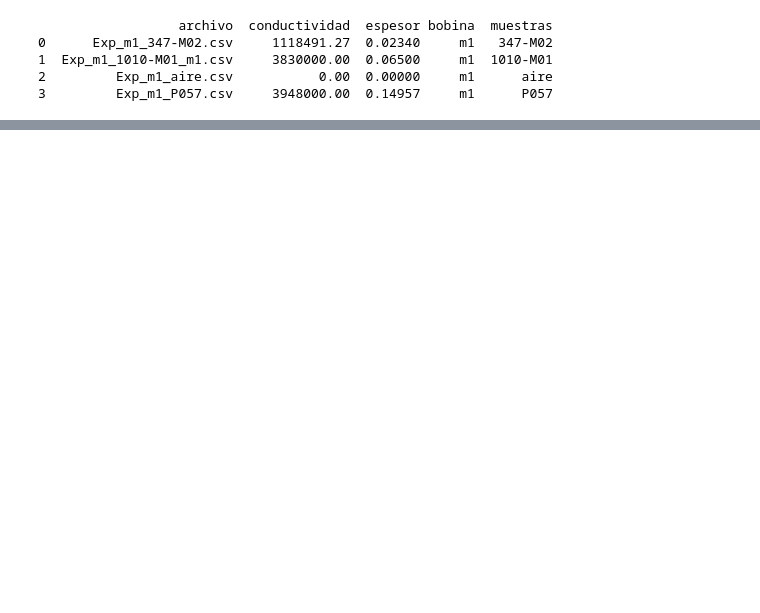
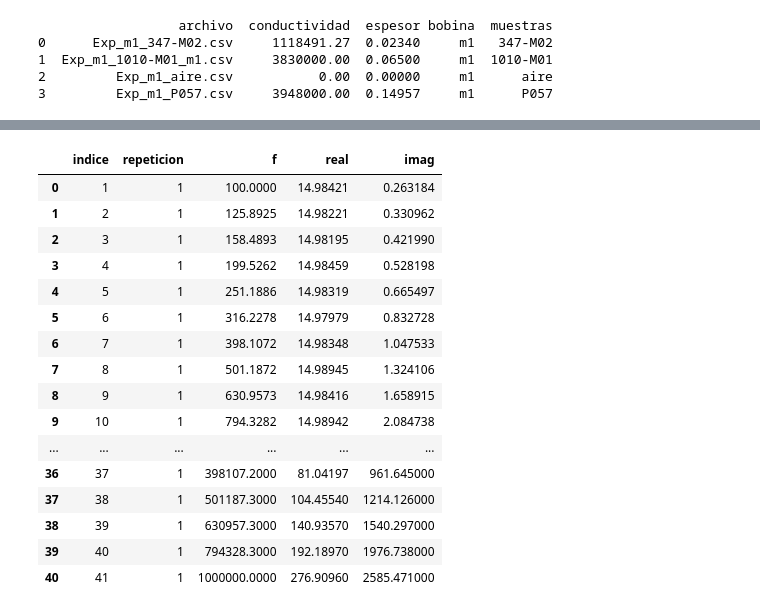
Before and after one commit to carabedo/iamend_test, a Jupyter notebook: test conf int nonlinear.ipynb, the cells around one changed output, grey strips where cells are left out. Saved outputs shown, nothing was run; the diff lists cells and outputs as text; code cells hidden in the pictures; blank space fills up the shorter version.

```diff
--- a/test conf int nonlinear.ipynb
+++ b/test conf int nonlinear.ipynb
@@ -81,0 +180,27 @@ For example, to obtain a 95% confidence interval, calculate the 2.5% and 97.5% q
+# %%
+muestra='347-M02'
+repeticion=1
+indice_muestra=exp.info[exp.info.muestras == muestra].index.values[0]
+df_muestra=exp.data[indice_muestra]
+df_repeticion=df_muestra[df_muestra.repeticion == repeticion]
+zu=df_repeticion.real + 1j*df_repeticion.imag
+# %%
+df_repeticion
+# %% [output]
+|  | indice | repeticion | f | real | imag |
+| 0 | 1 | 1 | 100.0000 | 14.98421 | 0.263184 |
+| 1 | 2 | 1 | 125.8925 | 14.98221 | 0.330962 |
+| 2 | 3 | 1 | 158.4893 | 14.98195 | 0.421990 |
+| 3 | 4 | 1 | 199.5262 | 14.98459 | 0.528198 |
+| 4 | 5 | 1 | 251.1886 | 14.98319 | 0.665497 |
+| 5 | 6 | 1 | 316.2278 | 14.97979 | 0.832728 |
+| 6 | 7 | 1 | 398.1072 | 14.98348 | 1.047533 |
+| 7 | 8 | 1 | 501.1872 | 14.98945 | 1.324106 |
+| 8 | 9 | 1 | 630.9573 | 14.98416 | 1.658915 |
+| 9 | 10 | 1 | 794.3282 | 14.98942 | 2.084738 |
+| ... | ... | ... | ... | ... | ... |
+| 36 | 37 | 1 | 398107.2000 | 81.04197 | 961.645000 |
+| 37 | 38 | 1 | 501187.3000 | 104.45540 | 1214.126000 |
+| 38 | 39 | 1 | 630957.3000 | 140.93570 | 1540.297000 |
+| 39 | 40 | 1 | 794328.3000 | 192.18970 | 1976.738000 |
+| 40 | 41 | 1 | 1000000.0000 | 276.90960 | 2585.471000 |
```
Also changed, not shown: parts of 27 cells of this notebook, 3 other files.
